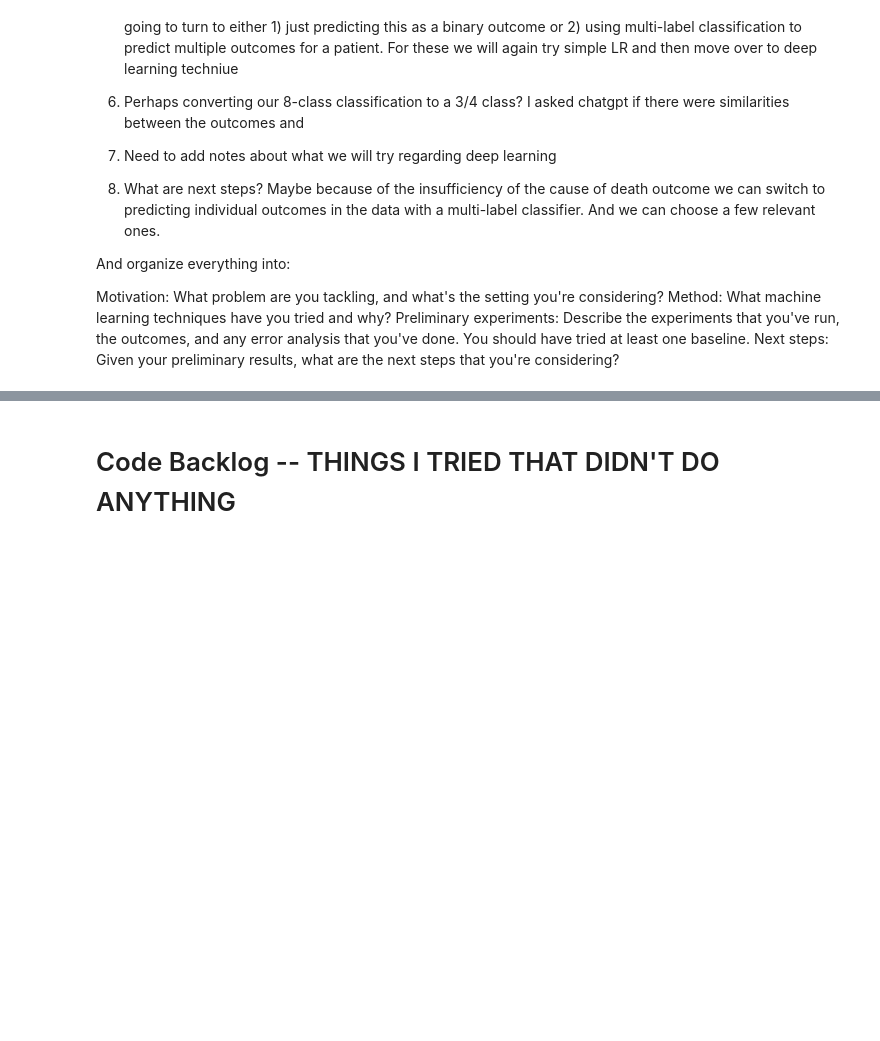
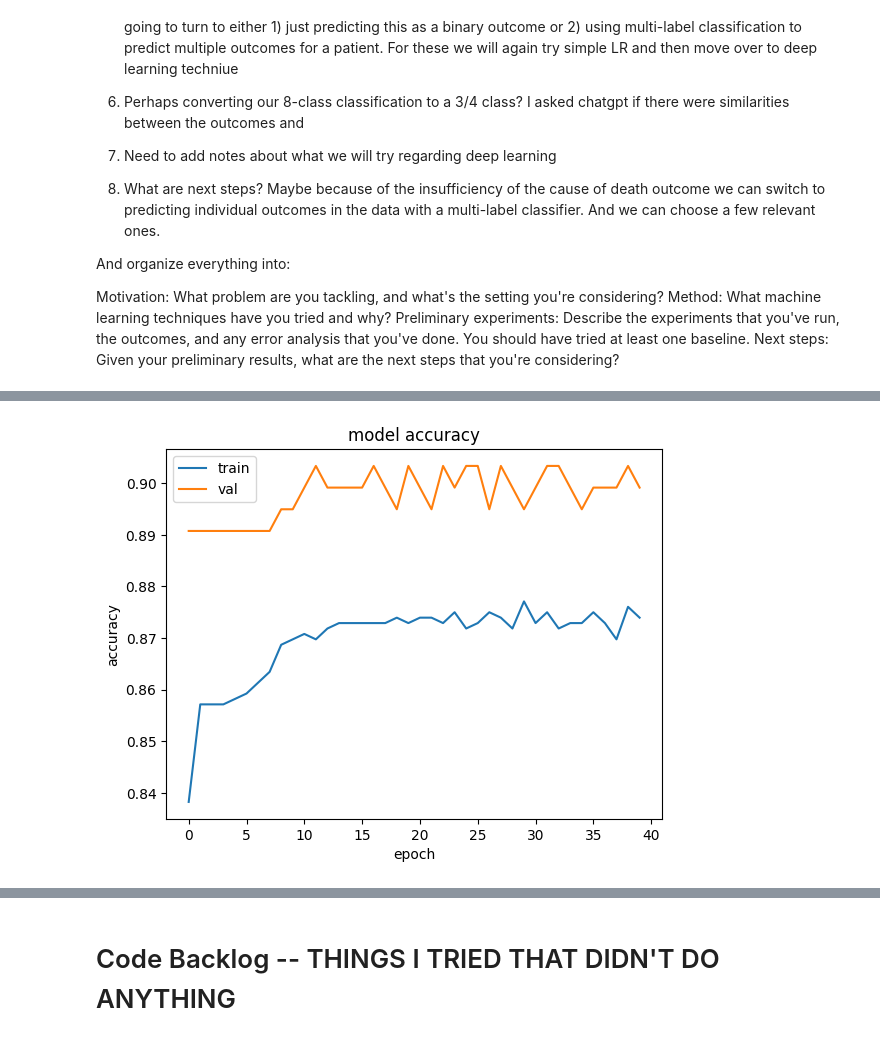
Before and after one commit to malrav226/cs229_final_project, a Jupyter notebook: project_milestone.ipynb, the cells around one changed output, grey strips where cells are left out. Cells and saved outputs as stored; diff of their text form; code cells hidden in the pictures; blank space fills up the shorter version.

```diff
--- a/project_milestone.ipynb
+++ b/project_milestone.ipynb
@@ -499,0 +802,10 @@ Next steps: Given your preliminary results, what are the next steps that you're
+# %%
+x_train = preprocessing.normalize(X_train_imputed)
+x_test = preprocessing.normalize(X_test_imputed)
+# %%
+x_train = np.asarray(x_train).astype(np.float32)
+y_train = np.asarray(y_train).astype(np.float32)
+# %%
+x_test = np.asarray(x_test).astype(np.float32)
+y_test = np.asarray(y_test).astype(np.float32)
+x_train = x_train[:,:-1]
@@ -499,0 +833,6 @@ Next steps: Given your preliminary results, what are the next steps that you're
+# %%
+model = models.Sequential()
+model.add(layers.Dense(128, activation='relu', input_dim=x_train.shape[1]))
+model.add(layers.Dense(6, activation='softmax'))
+model.compile(optimizer='adam', loss='categorical_crossentropy', metrics=['accuracy','AUC','Precision' ,'Recall'])
+hist = model.fit(x_train, to_categorical(y_train, num_classes=6), epochs=40, batch_size=10, validation_split=0.2)
@@ -499,0 +857,10 @@ Next steps: Given your preliminary results, what are the next steps that you're
+# %%
+plt.plot(hist.history['accuracy'])
+plt.plot(hist.history['val_accuracy'])
+plt.title('model accuracy')
+plt.ylabel('accuracy')
+plt.xlabel('epoch')
+plt.legend(['train', 'val'], loc='upper left')
+plt.show()
+# %% [output]
+[figure, added]
```
Also changed, not shown: parts of 42 cells of this notebook.
